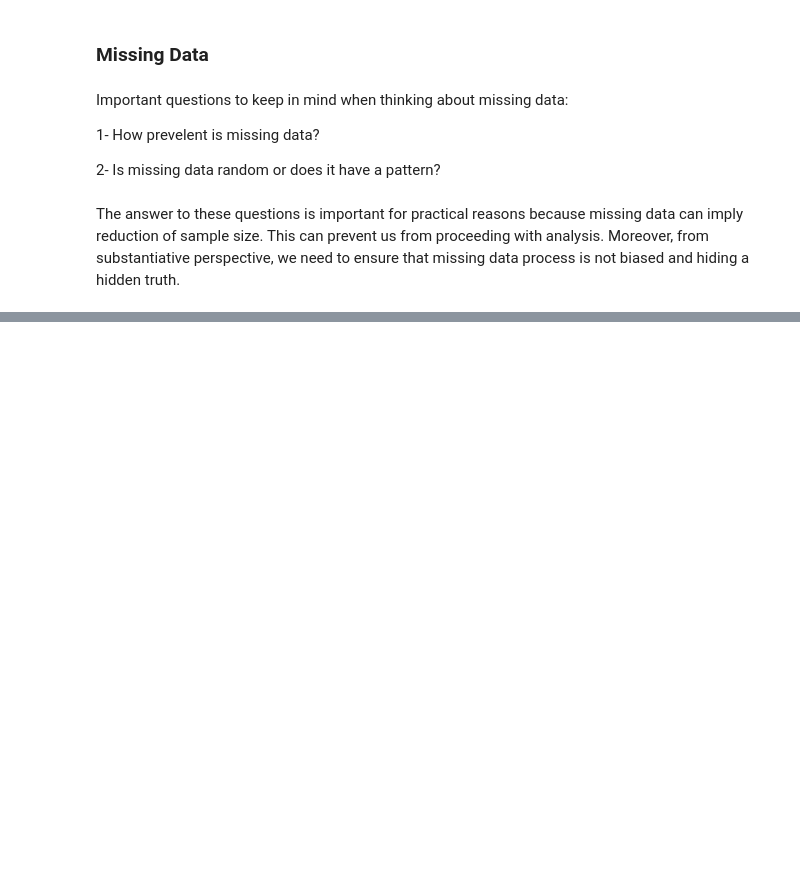
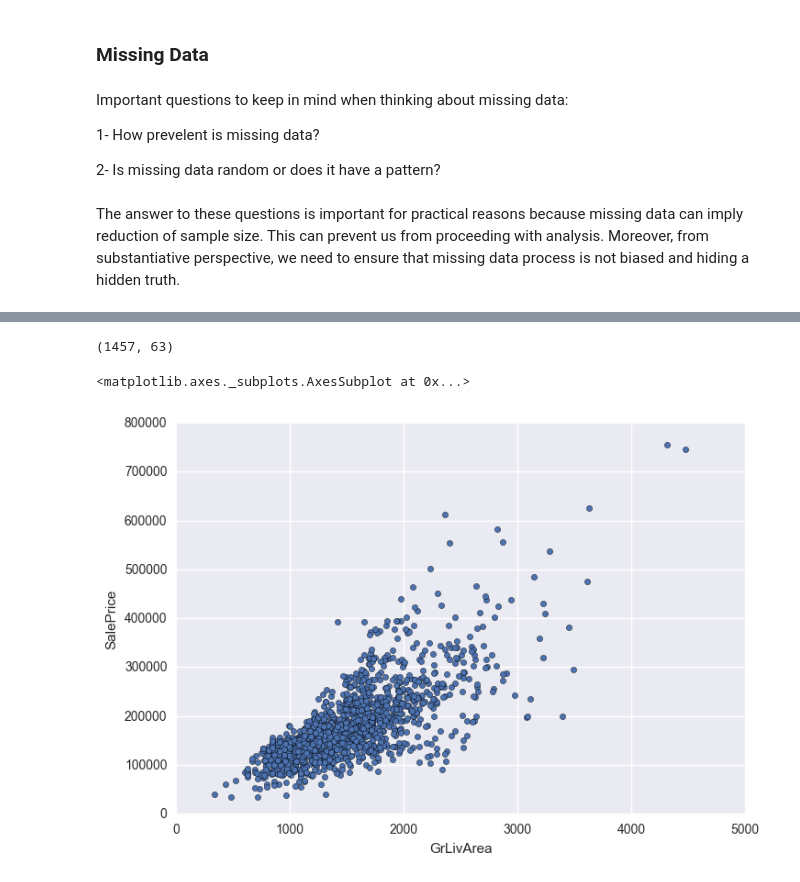
Before and after one commit to kanishk19/Predicting-House-Price, a Jupyter notebook: Predicting House Price Data Exploration.ipynb, the cells around one changed output, grey strips where cells are left out. Saved outputs shown, nothing was run; the diff lists cells and outputs as text; code cells hidden in the pictures; blank space fills up the shorter version.

```diff
--- a/Predicting House Price Data Exploration.ipynb
+++ b/Predicting House Price Data Exploration.ipynb
@@ -203,0 +301,14 @@ The answer to these questions is important for practical reasons because missing
+# %%
+#Deleting the outliers
+train.sort_values(by='GrLivArea',ascending=False)[:2]
+train=train.drop(train[train['Id']==1299].index)
+train=train.drop(train[train['Id']==524].index)
+print(train.shape)
+# %% [output]
+(1457, 63)
+# %%
+data=pd.concat([train['SalePrice'], train['GrLivArea']], axis=1)
+data.plot.scatter(x='GrLivArea',y='SalePrice',ylim=(0,800000))
+# %% [output]
+<matplotlib.axes._subplots.AxesSubplot at 0x...>
+[figure, added]
```
Also changed, not shown: parts of 11 cells of this notebook.
